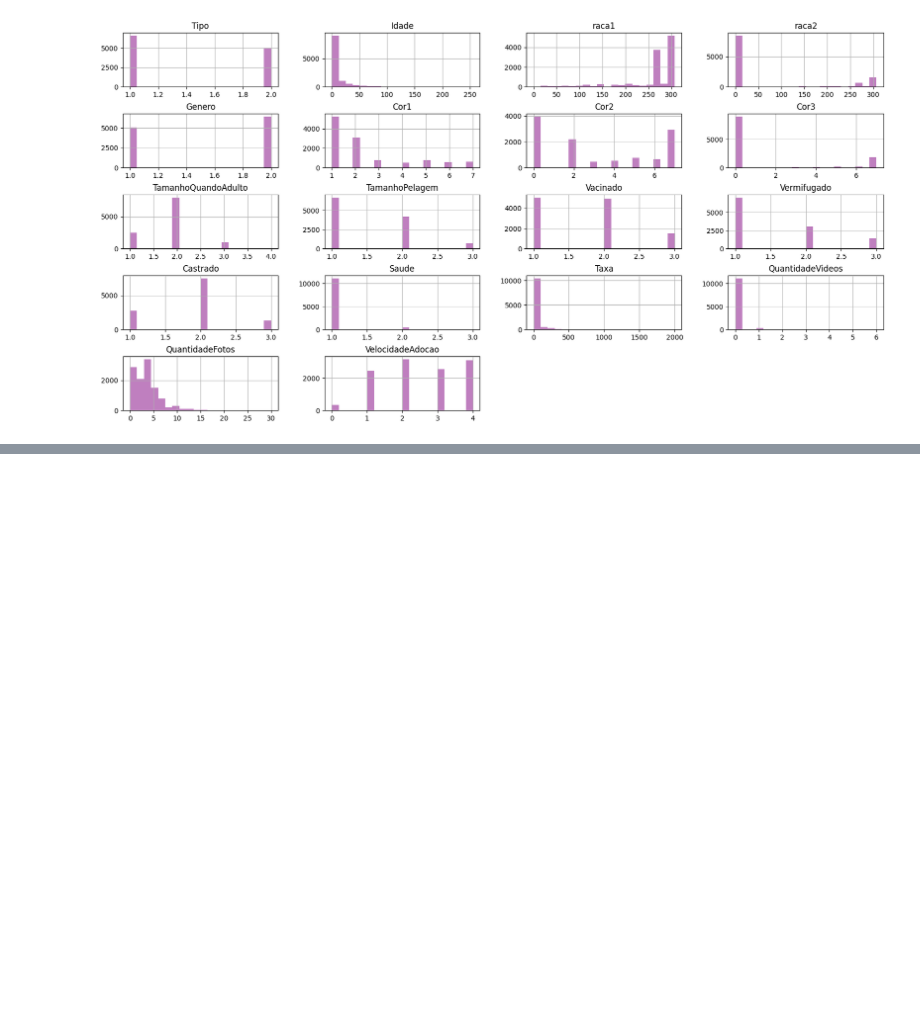
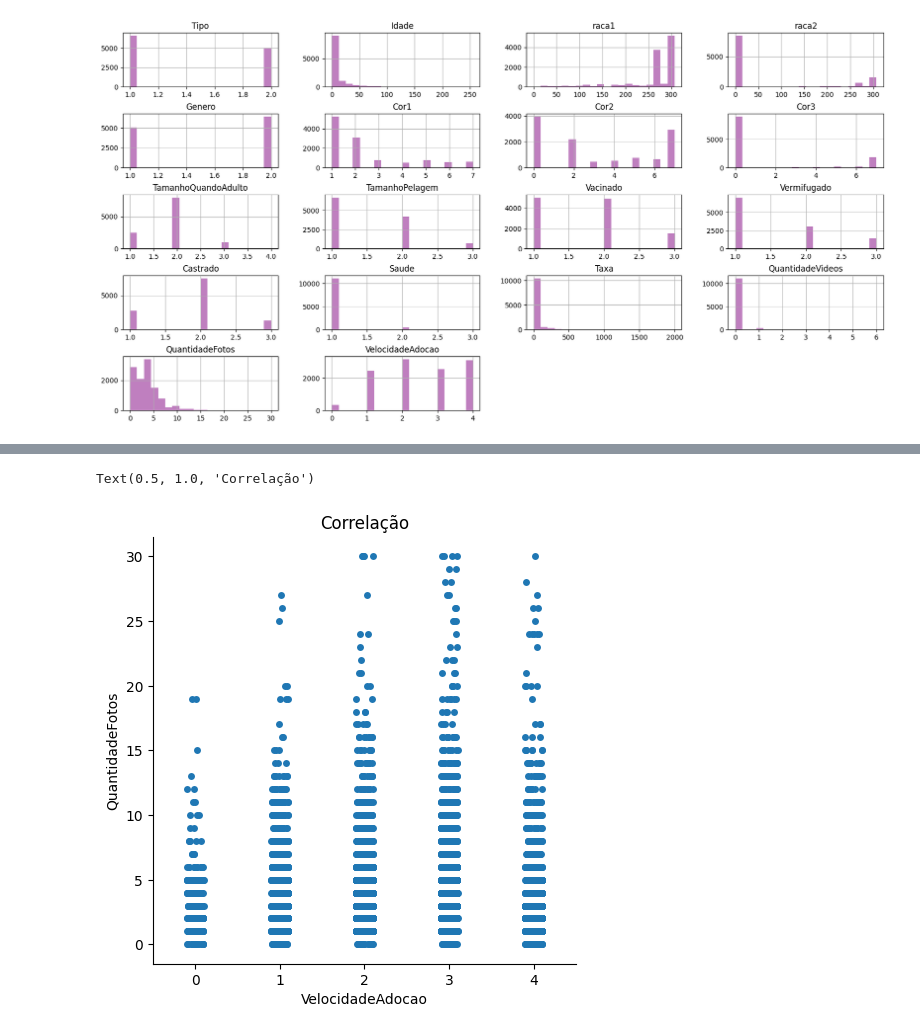
Before and after one commit to leaop/Graduation, a Jupyter notebook: 3 semestre/analise de dados/prova_pet.ipynb, the cells around one changed output, grey strips where cells are left out. Saved outputs shown, nothing was run; the diff lists cells and outputs as text; code cells hidden in the pictures; blank space fills up the shorter version.

```diff
--- a/3 semestre/analise de dados/prova_pet.ipynb
+++ b/3 semestre/analise de dados/prova_pet.ipynb
@@ -99,0 +200,6 @@ plt.show()
+# %%
+sns.catplot(x= 'VelocidadeAdocao', y='QuantidadeFotos', data= df_visu)
+plt.title('Correlação')
+# %% [output]
+Text(0.5, 1.0, 'Correlação')
+[figure, added]
```
Also changed, not shown: parts of 19 cells of this notebook.
